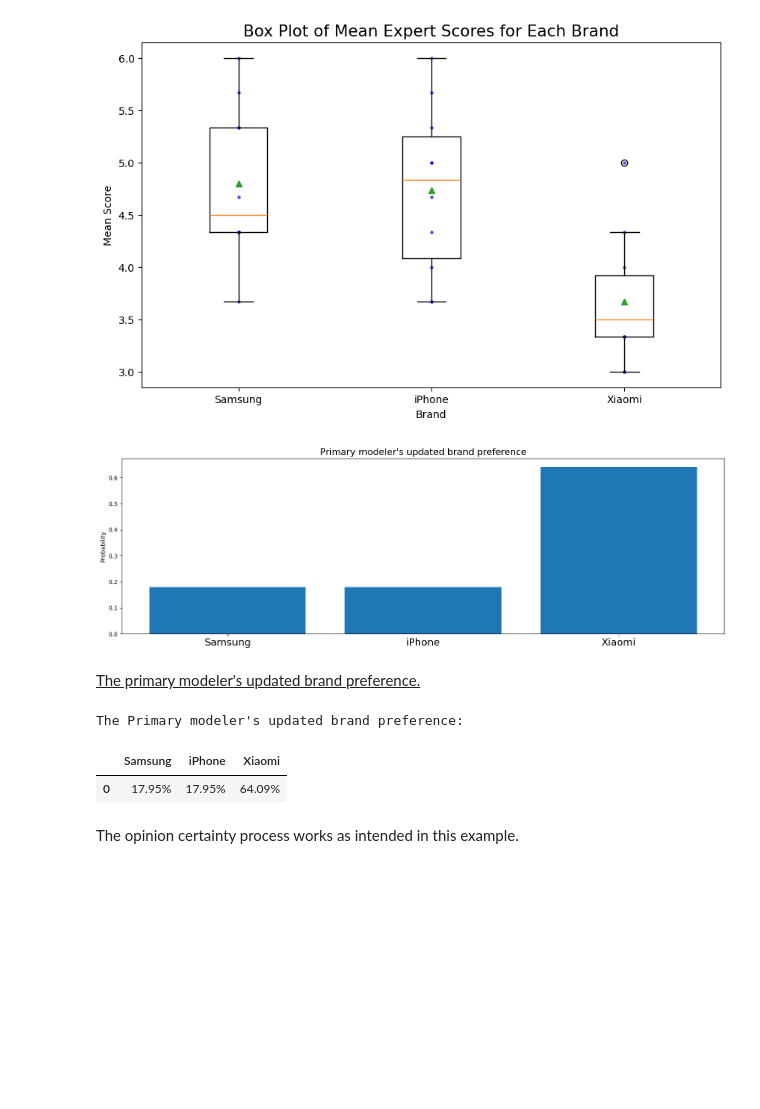
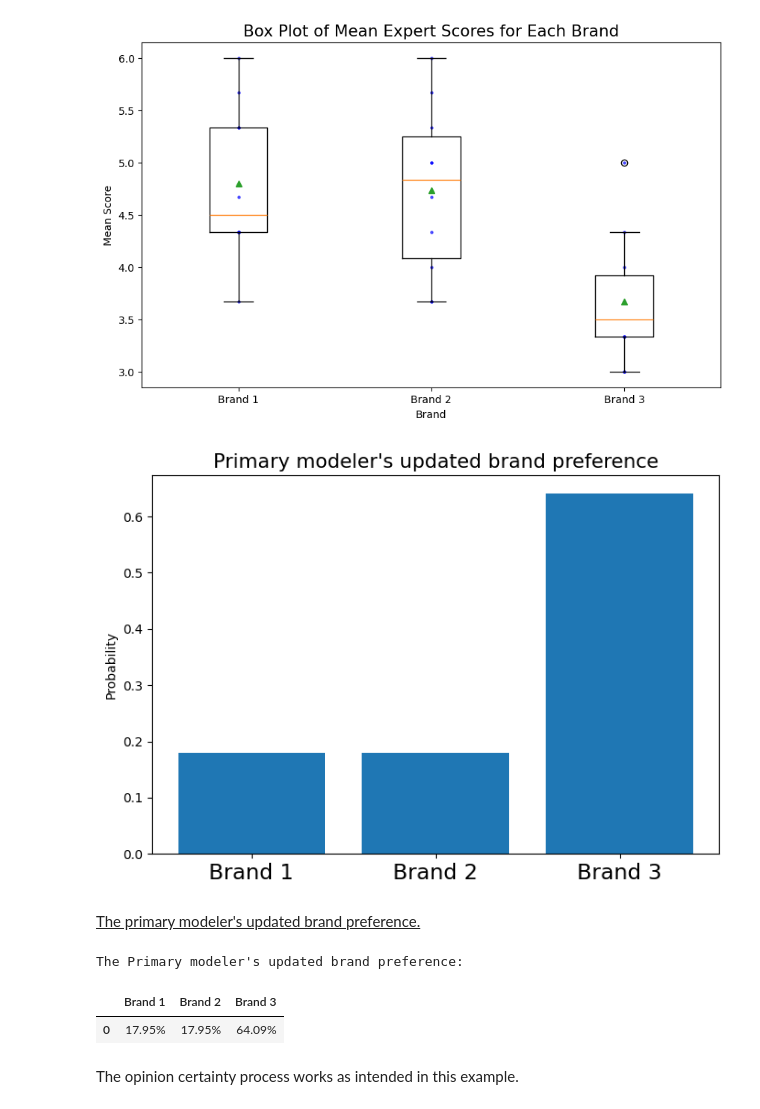
Before and after one commit to Ruzejjur/TMoCOBoT_python, a Jupyter notebook: code/main.ipynb, the cells around one changed output. Drawn from its saved outputs; the diff is of its cells as text; code cells hidden in the pictures; blank space fills up the shorter version.

```diff
--- a/code/main.ipynb
+++ b/code/main.ipynb
@@ -1663,23 +1661,23 @@ initial_feature_weight = 0.01
 # %% [markdown]
 ##### Expert opinions
 # %%
-# Simulated experts for Samsung
-# Array representing the opinions of 10 simulated experts on Samsung for 3 features
-samsung_expert_opinions = np.array([
+# Simulated experts for Brand_1
+# Array representing the opinions of 10 simulated experts on Brand_1 for 3 features
+Brand_1_expert_opinions = np.array([
     [4, 3, 4], [5, 3, 5], [5, 6, 5], [6, 5, 3], [6, 6, 6],
     [5, 6, 5], [6, 6, 5], [6, 3, 4], [4, 5, 4], [6, 4, 3]
 ], dtype=np.int8)
 
-# Simulated experts for iPhone
-# Array representing the opinions of 10 simulated experts on iPhone for 3 features
-iphone_expert_opinions = np.array([
+# Simulated experts for Brand_2
+# Array representing the opinions of 10 simulated experts on Brand_2 for 3 features
+Brand_2_expert_opinions = np.array([
     [5, 5, 5], [5, 6, 5], [3, 4, 4], [3, 4, 5], [4, 5, 5],
     [5, 6, 4], [6, 6, 6], [5, 6, 6], [4, 3, 4], [4, 6, 3]
 ], dtype=np.int8)
 
-# Simulated experts for Xiaomi
-# Array representing the opinions of 10 simulated experts on Xiaomi for 3 features
-xiaomi_expert_opinions = np.array([
+# Simulated experts for Brand_3
+# Array representing the opinions of 10 simulated experts on Brand_3 for 3 features
+Brand_3_expert_opinions = np.array([
     [3, 4, 3], [3, 3, 4], [4, 3, 4], [3, 3, 3], [5, 4, 3],
     [3, 5, 5], [4, 5, 6], [4, 3, 2], [3, 4, 3], [4, 3, 4]
 ], dtype=np.int8)
@@ -1751,34 +1749,34 @@ _, primary_modeler_posterior_updated = auxiliary.simulated_example(
     primary_modeler_brand_pref,  # Distribution representing primary modeler's brand prefference
     score_range,  # Highest possible score for each feature
     initial_feature_weight,  # Initial feature weight for the Dirichlet distribution
-    samsung_expert_opinions,  # Expert opinions for Samsung
-    iphone_expert_opinions,  # Expert opinions for iPhone
-    xiaomi_expert_opinions  # Expert opinions for Xiaomi
+    Brand_1_expert_opinions,  # Expert opinions for Brand_1
+    Brand_2_expert_opinions,  # Expert opinions for Brand_2
+    Brand_3_expert_opinions  # Expert opinions for Brand_3
 )
 # %%
 ## Plot primary modeler's initial and updated posterior distribution on brands
 
 # Create a figure window with two subplots
 fig, axes = plt.subplots(1, 1, figsize=(7, 5))
 
 # Variable names for the x-ticks
-variable_names = ['Samsung', 'iPhone', 'Xiaomi']
+variable_names = ['Brand 1', 'Brand 2', 'Brand 3']
 
 # Plotting the updated posterior distribution as a bar chart
 axes.bar(variable_names, primary_modeler_posterior_updated)
 axes.set_ylabel('Probability')
 axes.set_title("Primary modeler's updated brand preference", fontsize=15.5)
 axes.tick_params(axis='x', labelsize=17)
 
 # Save the figure
 save_path = os.path.join(working_directory, 'Bar_charts', 'figure_6.eps')
 plt.tight_layout()
 plt.savefig(save_path, format='eps')
 
 # Show the plots
 plt.show()
 # %% [output]
-[figure, old version]
+[figure, new version]
 # %% [markdown]
 <ins>The primary modeler's updated brand preference.</ins>
 # %%
@@ -1788,7 +1786,7 @@ primary_modeler_posterior_updated_percent = [f"{value * 100:.2f}%" for value in
 # Create a DataFrame for the updated posterior percentages
 primary_modeler_posterior_updated_df = pd.DataFrame(
     [primary_modeler_posterior_updated_percent],    # Percentage values as a list
-    columns=["Samsung", "iPhone", "Xiaomi"]         # Column labels for the DataFrame
+    columns=["Brand 1", "Brand 2", "Brand 3"]         # Column labels for the DataFrame
 )
 
 # Display the DataFrame
@@ -1796,7 +1794,7 @@ print("The Primary modeler's updated brand preference:")
 primary_modeler_posterior_updated_df
 # %% [output]
 The Primary modeler's updated brand preference:
-|  | Samsung | iPhone | Xiaomi |
+|  | Brand 1 | Brand 2 | Brand 3 |
 | 0 | 17.95% | 17.95% | 64.09% |
 # %% [markdown]
 The opinion certainty process works as intended in this example.
```
Also changed, not shown: parts of 84 cells of this notebook, 1 other file.
